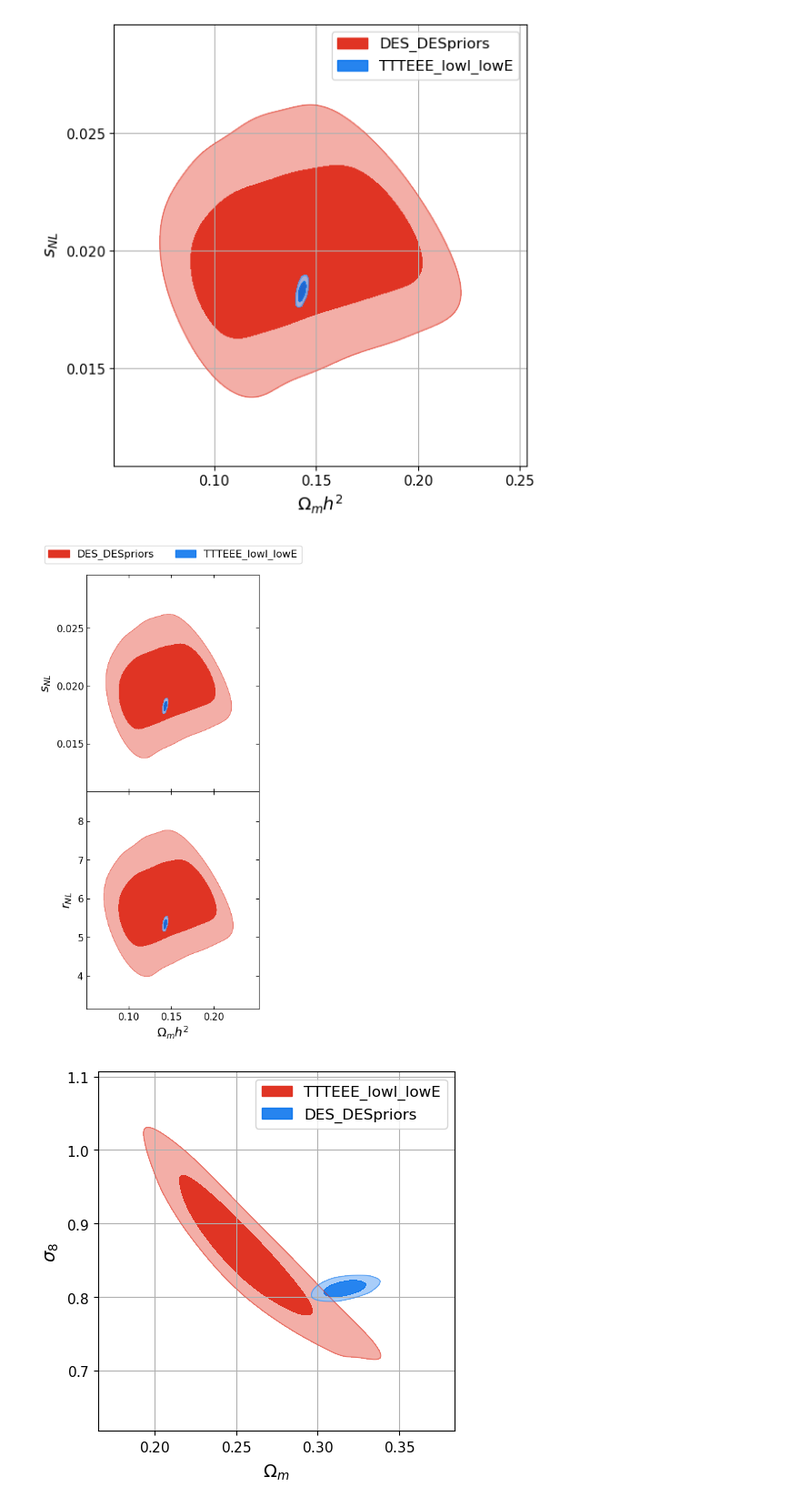
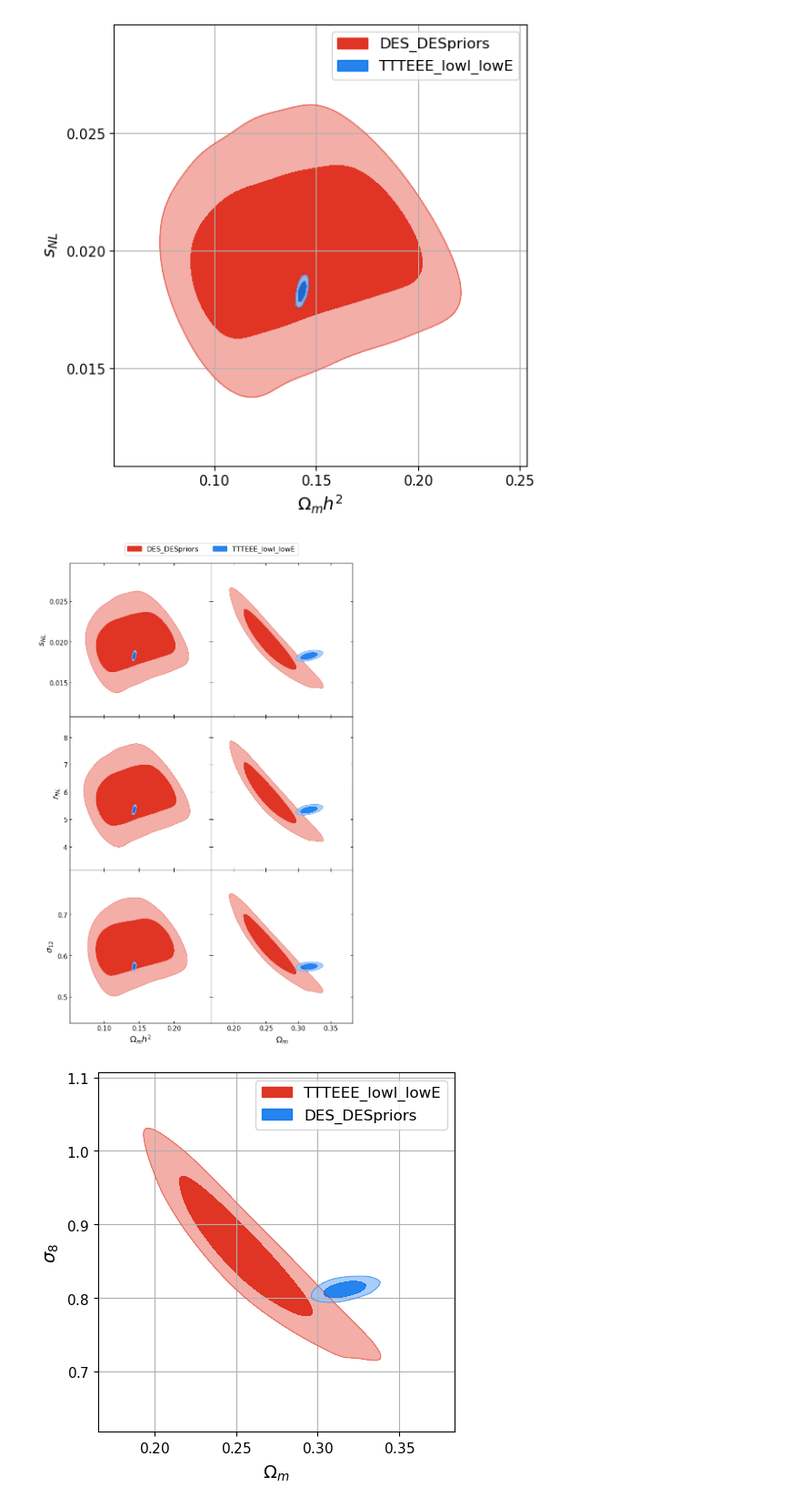
Before and after one commit to FedeDavilaKurban/Snl, a Jupyter notebook: Pk_from_MCMC.ipynb, the cells around one changed output. Shown at 91% size. Drawn from its saved outputs; the diff is of its cells as text; code cells hidden in the pictures.

```diff
--- a/Pk_from_MCMC.ipynb
+++ b/Pk_from_MCMC.ipynb
@@ -187,41 +187,41 @@ def get_snl(samples,zs):
     omega_m = samples.samples[:, samples.index['omegam']]
     sigma_8 = samples.samples[:, samples.index['sigma8']]
     H0 = samples.samples[:, samples.index['H0']] # if 'H0' in samples.paramNames.names else 67.2  # Planck value
-    #omega_bh2 = samples.samples[:, samples.index['omegabh2']]
-    #omega_b = omega_bh2/(H0/100)**2
     omega_b = samples.samples[:, samples['omegab']] if 'omegab' in samples.paramNames.names else \
         samples.samples[:,samples.index['omegabh2']]/(H0/100)**2
     n_s = samples.samples[:, samples.index['ns']]  # Scalar spectral index
 
-    # Set array for storing s non linear
+    # Set output arrays
     snl = np.zeros((len(zs),len(omega_m)))
     rnl = np.zeros((len(zs),len(omega_m)))
     D_V = np.zeros((len(zs),len(omega_m)))
+    s12 = np.zeros((len(zs),len(omega_m)))
 
     for i in range(len(omega_m)):
         cosmo_params = {
             'Om0': omega_m[i],
             'sigma8': sigma_8[i],
-            'H0': H0[i], #if isinstance(H0, np.ndarray) else h*100,
+            'H0': H0[i],
             'Ob0': omega_b[i],
             'ns': n_s[i]
         }
 
         # Set the cosmology for this set of parameters
-        cosmo = cosmology.setCosmology('myCosmo', params = cosmology.cosmologies['planck18'], **cosmo_params)
+        cosmo = cosmology.setCosmology('myCosmo', params=cosmology.cosmologies['planck18'], **cosmo_params)
 
-        # Get r non linear
+        # Get r non-linear
         rnl[:,i]  = cosmo.sigma(1, z=zs, inverse=True)
+        s12[:,i]  = cosmo.sigma(12, z=zs, inverse=False)
 
         # Get Dv
-        D_H = cosmo.comovingDistance(z_min=np.zeros((len(zs))),z_max=zs) #Comoving distance
+        D_H = cosmo.comovingDistance(z_min=np.zeros((len(zs))),z_max=zs, transverse=False) #Comoving distance
         D_M = (1+zs)*cosmo.angularDiameterDistance(zs) #Angular diameter distance
-        D_V[:,i] = (D_H*D_M**2)**(1./3)
+        D_V[:,i] = (D_H*D_M**2)**(1./3) #Volume-averaged distance
 
-        # Get S_NL
+        # Get s non-linear
         snl[:,i] = rnl[:,i]/D_V[:,i]
 
-    return snl, rnl, D_V
+    return snl, rnl, D_V, s12
 
 
 import numpy as np
@@ -236,20 +236,16 @@ samples_des = loadMCSamples(chain_root_des)
 
 zs = np.array([0.1,0.2,0.3,0.4,0.5,0.6,0.7,0.8,0.9,1.0])
 
-snl_cmb, rnl_cmb, Dv_cmb = get_snl(samples_cmb,zs)
-snl_des, rnl_des, Dv_des = get_snl(samples_des,zs)
+snl_cmb, rnl_cmb, Dv_cmb, s12_cmb = get_snl(samples_cmb,zs)
+snl_des, rnl_des, Dv_des, s12_des = get_snl(samples_des,zs)
 
 # Calculate wm = Om h^2
 # CMB
 omegamh2_cmb = samples_cmb.samples[:, samples_cmb.index['omegamh2']]
 # DES
-#if 'omegamh2' in samples_des.paramNames.names:
 omegamh2_des = samples_des.samples[:, samples_des.index['omegamh2']] if 'omegamh2' in \
     samples_des.paramNames.names else \
         samples_des.samples[:, samples_des.index['omegam']]*(samples_des.samples[:, samples_des.index['H0']]/100)**2
-#else:
-#    H0 = samples_des.samples[:, samples_des.index['H0']]
-#    omegamh2_des = samples_des.samples[:, samples_des.index['omegam']]*(H0/100)**2
 # %%
 # ------------------------------
 # Plotting Omega_m vs s_nl
@@ -276,9 +272,11 @@ plt.show()
 
 samples_cmb.addDerived(snl_cmb[0], name='s_nl', label=r's_{NL}')
 samples_cmb.addDerived(rnl_cmb[0], name='r_nl', label=r'r_{NL}')
+samples_cmb.addDerived(s12_cmb[0], name='sigma12', label=r'\sigma_{12}')
 #samples_cmb.addDerived(omegamh2_cmb, name='omegamh2', label=r'\Omega_m h^2')
 
 samples_des.addDerived(rnl_des[0], name='r_nl', label=r'r_{NL}')
 samples_des.addDerived(snl_des[0], name='s_nl', label=r's_{NL}')
+samples_des.addDerived(s12_des[0], name='sigma12', label=r'\sigma_{12}')
 samples_des.addDerived(omegamh2_des, name='omegamh2', label=r'\Omega_m h^2')
 # %% [output]
@@ -311,32 +331,28 @@ plt.show()
 # %%
 import numpy as np
 import matplotlib.pyplot as plt
 from getdist import loadMCSamples, plots, MCSamples
 
 # Create a GetDist plotter object
 g = plots.get_subplot_plotter(subplot_size=4)
 
 # Specify which parameters to plot (Omega_m and sigma_8)
 param_names = ['omegamh2', 's_nl']
 
 # Plot labels
 labels = ['DES_DESpriors','TTTEEE_lowl_lowE']
 
 # Generate the 2D plot with contours for Omega_m vs sigma_8
-g.rectangle_plot(xparams=['omegamh2'],yparams=['s_nl','r_nl'],roots=[samples_des,samples_cmb],\
-                 filled=True, legend_labels=labels);
-
-
-#g.plot_2d([samples_cl,samples_cmb], param_names, filled=True, legend_labels=labels)
-#g.add_legend(labels)
+g.rectangle_plot(xparams=['omegamh2','omegam'],yparams=['s_nl','r_nl','sigma12'],roots=[samples_des,samples_cmb],\
+                 filled=True, legend_labels=labels, grid=True);
 
 # Add axis labels and title
 #g.export('omega_m_vs_sigma_8_plot.png')  # Save the plot if desired
 #plt.title(r'$\Omega_m$ vs $\sigma_8$ from PLA MCMC Samples', fontsize=16)
-#axs[0].grid(True)
+#g.grid(True)
 plt.show()
 # %% [output]
-[figure, old version]
+[figure, new version]
 # %%
 import numpy as np
 import matplotlib.pyplot as plt
```
Also changed, not shown: parts of 7 cells of this notebook.
